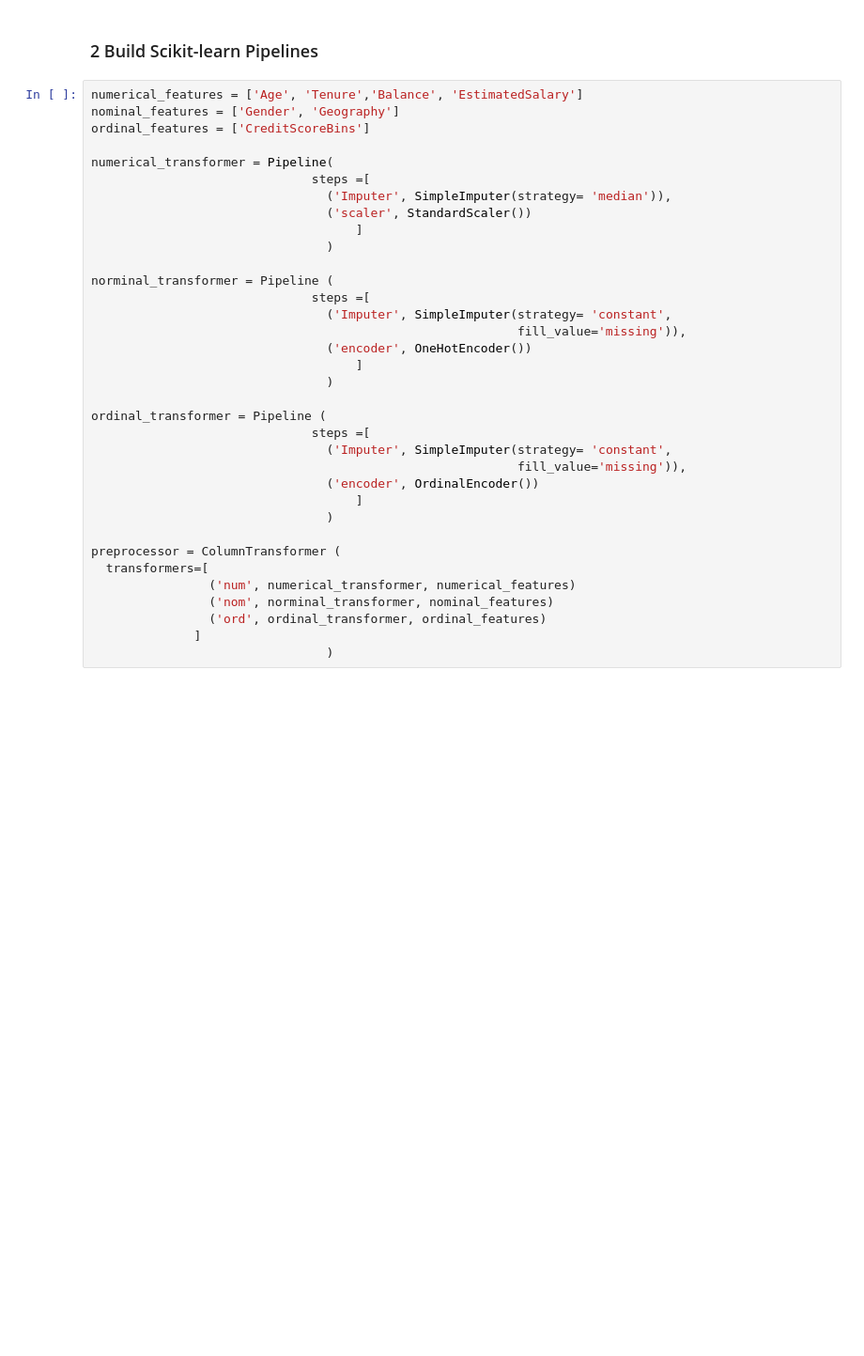
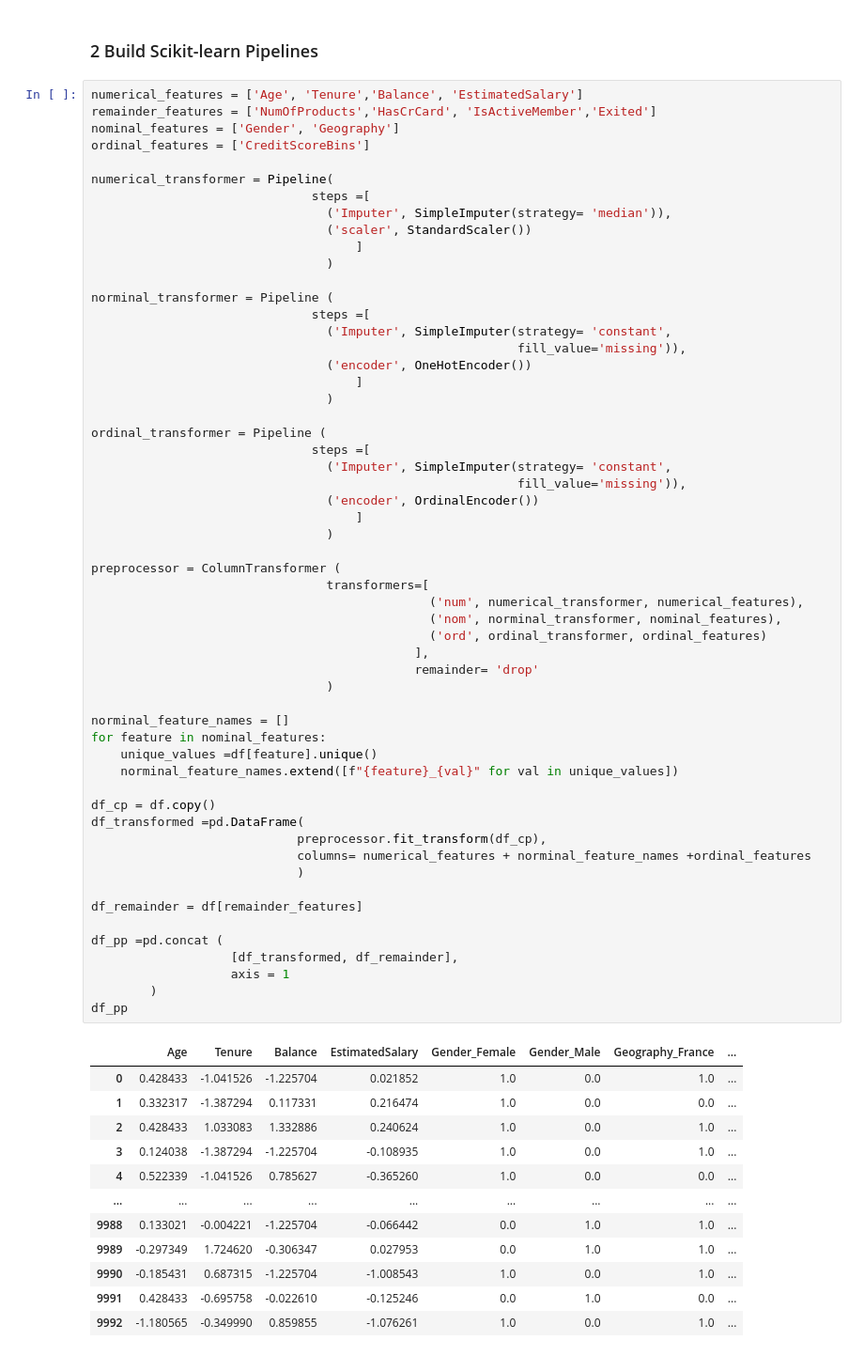
Before and after one commit to Rasath16/machine-learning-pipeline, a Jupyter notebook: project2/0_data_preperation.ipynb, the cells around one changed output. Shown at 94% size. Drawn from its saved outputs; the diff is of its cells as text; blank space fills up the shorter version.

```diff
--- a/project2/0_data_preperation.ipynb
+++ b/project2/0_data_preperation.ipynb
@@ -24,36 +26,70 @@ df.head ()
 ### 2 Build Scikit-learn Pipelines
 # %%
 numerical_features = ['Age', 'Tenure','Balance', 'EstimatedSalary']
+remainder_features = ['NumOfProducts','HasCrCard', 'IsActiveMember','Exited']
 nominal_features = ['Gender', 'Geography']
 ordinal_features = ['CreditScoreBins']
 
 numerical_transformer = Pipeline(
                               steps =[
                                 ('Imputer', SimpleImputer(strategy= 'median')),
                                 ('scaler', StandardScaler())
                                     ]
                                 )
 
 norminal_transformer = Pipeline (
                               steps =[
                                 ('Imputer', SimpleImputer(strategy= 'constant',
                                                           fill_value='missing')),
                                 ('encoder', OneHotEncoder())
                                     ]
                                 )
 
 ordinal_transformer = Pipeline (
                               steps =[
                                 ('Imputer', SimpleImputer(strategy= 'constant',
                                                           fill_value='missing')),
                                 ('encoder', OrdinalEncoder())
                                     ]
                                 )
 
 preprocessor = ColumnTransformer (
-  transformers=[
-                ('num', numerical_transformer, numerical_features)
-                ('nom', norminal_transformer, nominal_features)
-                ('ord', ordinal_transformer, ordinal_features)
-              ]
+                                transformers=[
+                                              ('num', numerical_transformer, numerical_features),
+                                              ('nom', norminal_transformer, nominal_features),
+                                              ('ord', ordinal_transformer, ordinal_features)
+                                            ],
+                                            remainder= 'drop'
                                 )
+
+norminal_feature_names = []
+for feature in nominal_features:
+    unique_values =df[feature].unique()
+    norminal_feature_names.extend([f"{feature}_{val}" for val in unique_values])
+
+df_cp = df.copy()
+df_transformed =pd.DataFrame(
+                            preprocessor.fit_transform(df_cp),
+                            columns= numerical_features + norminal_feature_names +ordinal_features
+                            )
+
+df_remainder = df[remainder_features]
+
+df_pp =pd.concat (
+                   [df_transformed, df_remainder],
+                   axis = 1
+        )
+df_pp
+# %% [output]
+|  | Age | Tenure | Balance | EstimatedSalary | Gender_Female | Gender_Male | Geography_France | ... |
+| 0 | 0.428433 | -1.041526 | -1.225704 | 0.021852 | 1.0 | 0.0 | 1.0 | ... |
+| 1 | 0.332317 | -1.387294 | 0.117331 | 0.216474 | 1.0 | 0.0 | 0.0 | ... |
+| 2 | 0.428433 | 1.033083 | 1.332886 | 0.240624 | 1.0 | 0.0 | 1.0 | ... |
+| 3 | 0.124038 | -1.387294 | -1.225704 | -0.108935 | 1.0 | 0.0 | 1.0 | ... |
+| 4 | 0.522339 | -1.041526 | 0.785627 | -0.365260 | 1.0 | 0.0 | 0.0 | ... |
+| ... | ... | ... | ... | ... | ... | ... | ... | ... |
+| 9988 | 0.133021 | -0.004221 | -1.225704 | -0.066442 | 0.0 | 1.0 | 1.0 | ... |
+| 9989 | -0.297349 | 1.724620 | -0.306347 | 0.027953 | 0.0 | 1.0 | 1.0 | ... |
+| 9990 | -0.185431 | 0.687315 | -1.225704 | -1.008543 | 1.0 | 0.0 | 1.0 | ... |
+| 9991 | 0.428433 | -0.695758 | -0.022610 | -0.125246 | 0.0 | 1.0 | 0.0 | ... |
+| 9992 | -1.180565 | -0.349990 | 0.859855 | -1.076261 | 1.0 | 0.0 | 1.0 | ... |
```
Also changed, not shown: parts of 8 cells of this notebook, 1 other file.
